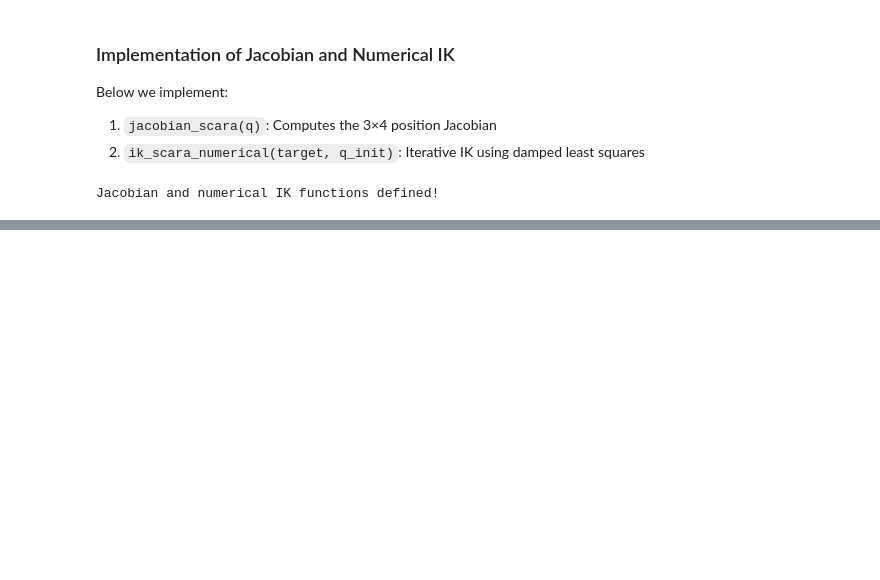
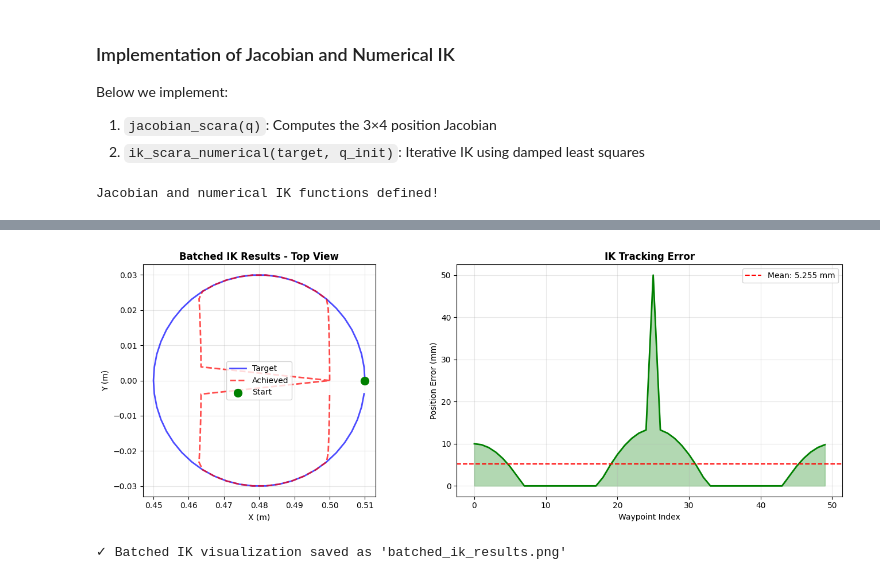
Before and after one commit to nvidia-beer/newton, a Jupyter notebook: tutorial/08_inverse_kinematics.ipynb, the cells around one changed output, grey strips where cells are left out. Drawn from its saved outputs; the diff is of its cells as text; code cells hidden in the pictures; blank space fills up the shorter version.

```diff
--- a/tutorial/08_inverse_kinematics.ipynb
+++ b/tutorial/08_inverse_kinematics.ipynb
@@ -1295,0 +1178,35 @@ HTML(value='<div id="6ca05cda-9b3e-4027-938e-0e6d1766f901"><style onload="eval(a
+# %%
+# Visualize batched IK results
+fig, axes = plt.subplots(1, 2, figsize=(14, 5))
+
+# Plot 1: Target vs Achieved trajectory (top view)
+ax1 = axes[0]
+ax1.plot(trajectory_targets[:, 0], trajectory_targets[:, 1], 'b-', linewidth=2, label='Target', alpha=0.7)
+ax1.plot(achieved_positions[:, 0], achieved_positions[:, 1], 'r--', linewidth=2, label='Achieved', alpha=0.7)
+ax1.scatter(trajectory_targets[0, 0], trajectory_targets[0, 1], c='green', s=100, marker='o', label='Start', zorder=5)
+ax1.set_xlabel('X (m)')
+ax1.set_ylabel('Y (m)')
+ax1.set_title('Batched IK Results - Top View', fontweight='bold')
+ax1.legend()
+ax1.set_aspect('equal')
+ax1.grid(True, alpha=0.3)
+
+# Plot 2: Position error over trajectory
+ax2 = axes[1]
+ax2.plot(errors * 1000, 'g-', linewidth=2)
+ax2.axhline(y=np.mean(errors)*1000, color='r', linestyle='--', label=f'Mean: {np.mean(errors)*1000:.3f} mm')
+ax2.fill_between(range(len(errors)), 0, errors*1000, alpha=0.3, color='green')
+ax2.set_xlabel('Waypoint Index')
+ax2.set_ylabel('Position Error (mm)')
+ax2.set_title('IK Tracking Error', fontweight='bold')
+ax2.legend()
+ax2.grid(True, alpha=0.3)
+
+plt.tight_layout()
+plt.savefig('batched_ik_results.png', dpi=150, bbox_inches='tight')
+plt.show()
+
+print("\n✓ Batched IK visualization saved as 'batched_ik_results.png'")
+# %% [output]
+[figure, added]
+✓ Batched IK visualization saved as 'batched_ik_results.png'
```
Also changed, not shown: parts of 51 cells of this notebook.
